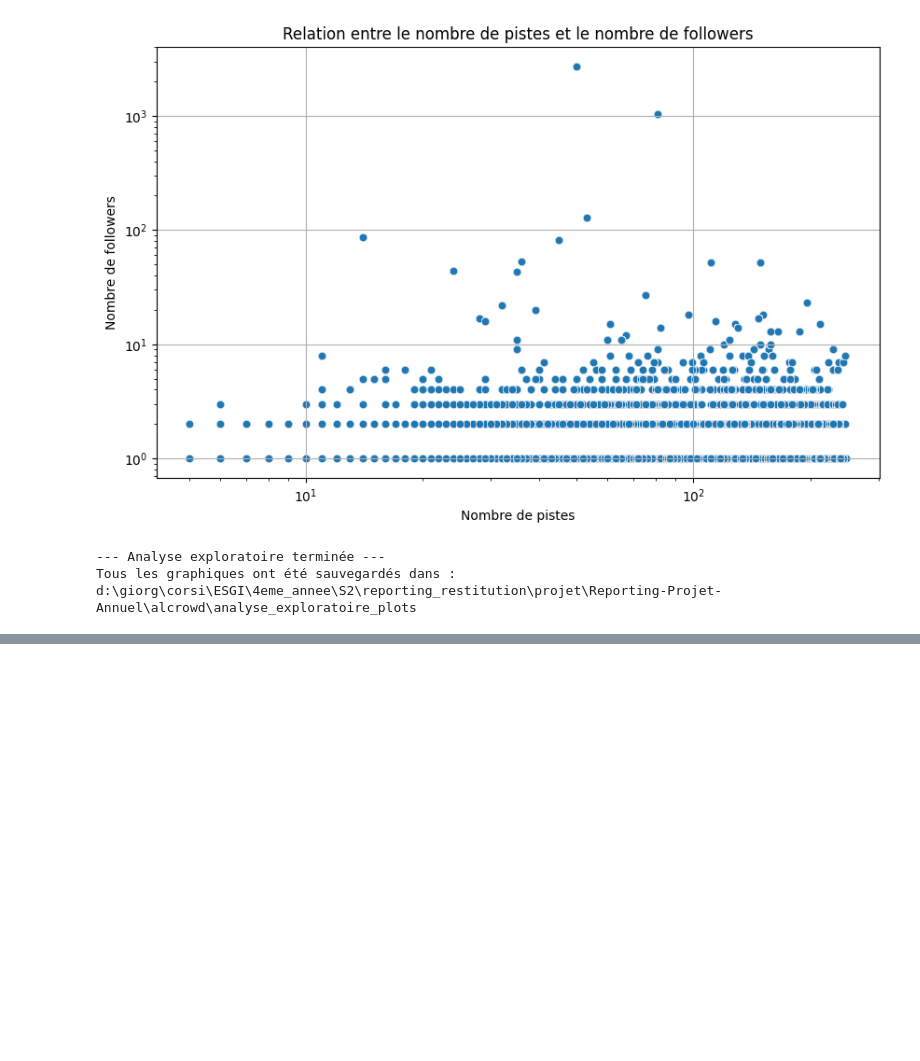
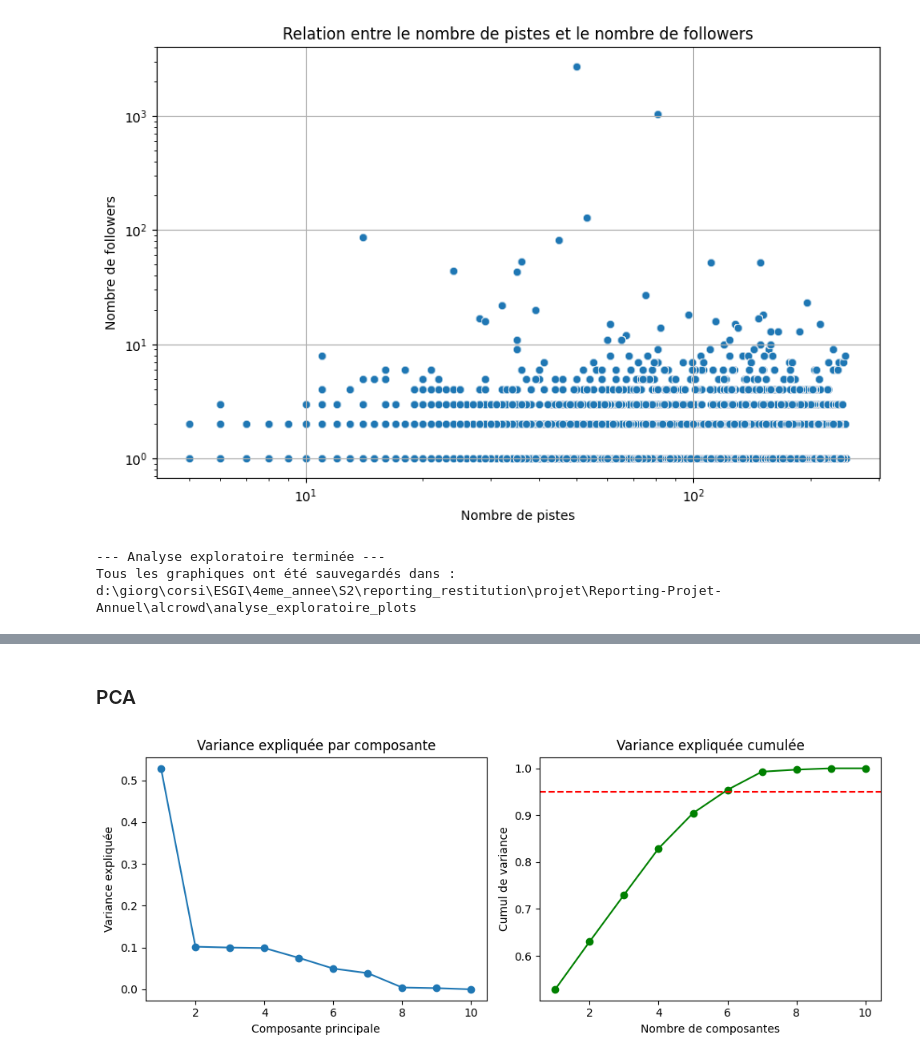
Before and after one commit to HugoHOUNTesgi/Reporting-Projet-Annuel, a Jupyter notebook: projet_reporting.ipynb, the cells around one changed output, grey strips where cells are left out. Drawn from its saved outputs; the diff is of its cells as text; code cells hidden in the pictures; blank space fills up the shorter version.

```diff
--- a/projet_reporting.ipynb
+++ b/projet_reporting.ipynb
@@ -343,0 +374,9 @@ Tous les graphiques ont été sauvegardés dans : d:\giorg\corsi\ESGI\4eme_annee
+# %%
+# df = pd.read_csv("alcrowd/alcrowd_cleaned.csv")
+df = pd.read_csv(cleaned_data_path)
+
+# Trouver les 3000 premiers pid (triés)
+first_3000_pids = sorted(df['pid'].unique())[:3000]
+
+# Filtrer les morceaux qui appartiennent à ces playlists
+df_3000 = df[df['pid'].isin(first_3000_pids)].copy()
@@ -343,0 +431,44 @@ Tous les graphiques ont été sauvegardés dans : d:\giorg\corsi\ESGI\4eme_annee
+# %% [markdown]
+### PCA
+# %%
+# Construction de la matrice playlist × album
+# pivot_df = df.pivot_table(index='pid', columns='album_name', values='track_uri', aggfunc='count', fill_value=0)
+df_numerical_columns = [col for col in df.columns if df[col].dtype in [np.int64, np.float64]]
+# Standardisation
+scaler = StandardScaler()
+# X_scaled = scaler.fit_transform(pivot_df)
+X_scaled = scaler.fit_transform(df[df_numerical_columns])
+
+# Instanciation de l'objet PCA
+pca = PCA()
+
+# Application de l'ACP
+X_pca = pca.fit_transform(X_scaled)
+
+# Extraction des variances expliquées
+explained_variance = pca.explained_variance_ratio_
+#print(explained_variance)
+cumulative_variance = explained_variance.cumsum()
+#print(cumulative_variance)
+
+plt.figure(figsize=(10, 4))
+
+# Variance expliquée par composante
+plt.subplot(1, 2, 1)
+plt.plot(range(1, len(explained_variance)+1), explained_variance, marker='o')
+plt.title("Variance expliquée par composante")
+plt.xlabel("Composante principale")
+plt.ylabel("Variance expliquée")
+
+# Variance cumulée
+plt.subplot(1, 2, 2)
+plt.plot(range(1, len(cumulative_variance)+1), cumulative_variance, marker='o', color='green')
+plt.axhline(0.95, color='red', linestyle='--')
+plt.title("Variance expliquée cumulée")
+plt.xlabel("Nombre de composantes")
+plt.ylabel("Cumul de variance")
+
+plt.tight_layout()
+plt.show()
+# %% [output]
+[figure, added]
```
Also changed, not shown: parts of 28 cells of this notebook, 2 other files.
